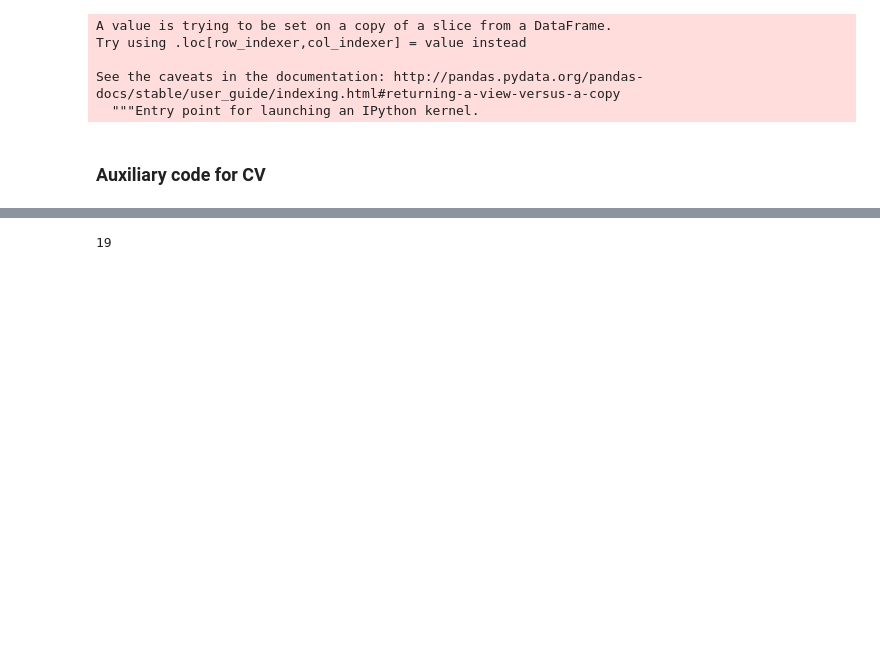
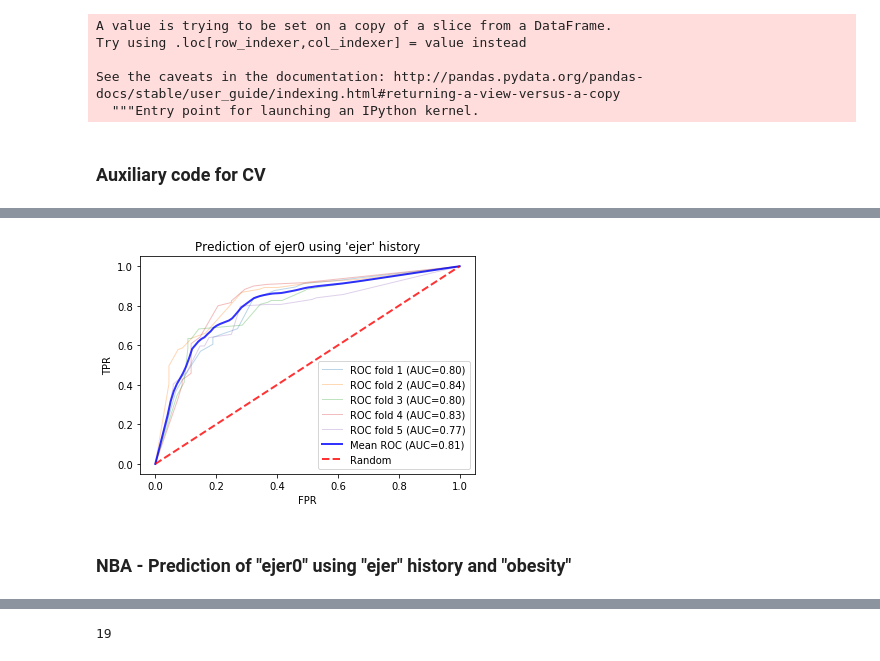
Before and after one commit to vicalbiter/histories, a Jupyter notebook: Histories + Classification.ipynb, the cells around one changed output, grey strips where cells are left out. Cells and saved outputs as stored; diff of their text form; code cells hidden in the pictures; blank space fills up the shorter version.

```diff
--- a/Histories + Classification.ipynb
+++ b/Histories + Classification.ipynb
@@ -628,4 +627,5 @@ array([ 2.94551077,  0.020739  ,  0.020739  ,  2.94551077,  2.94551077,
 # %%
+rdata = ndata[(ndata.ejer1B != "N") & (ndata.ejer5B != "N") & (ndata.ejer10B != "N") & (ndata.ejer20B != "N")]
 qf = ["ejer1B", "ejer5B", "ejer10B", "ejer20B"]
 testdf = rdata[qf]
 testdf["ejer0BC"] = rdata["ejer0B"].replace("B", 1).replace("A", 0)
@@ -674,0 +724,6 @@ array([1., 1., 0., 1., 1., 1., 1., 1., 0., 0., 0., 0., 1., 1., 1., 0., 0.,
+# %%
+rdata = ndata[(ndata.ejer0B != "N") & (ndata.ejer1B != "N") & (ndata.ejer5B != "N") & (ndata.ejer10B != "N") & (ndata.ejer20B != "N")]
+qf = ["ejer1B", "ejer5B", "ejer10B", "ejer20B"]
+inputdf = rdata[qf]
+inputdf["ejer0BC"] = rdata["ejer0B"].replace("B", 1).replace("A", 0)
+inputdf
@@ -674,0 +750,7 @@ array([1., 1., 0., 1., 1., 1., 1., 1., 0., 0., 0., 0., 1., 1., 1., 0., 0.,
+# %%
+run_cv(inputdf, qf, "ejer0BC", 1, 5, "Prediction of ejer0 using 'ejer' history")
+#predict_NBA_scores(qf, "ejer0BC", 1, testdf, testdf)
+# %% [output]
+[figure, added]
+# %% [markdown]
+### NBA - Prediction of "ejer0" using "ejer" history and "obesity"
```
Also changed, not shown: parts of 47 cells of this notebook, 9 other files.
